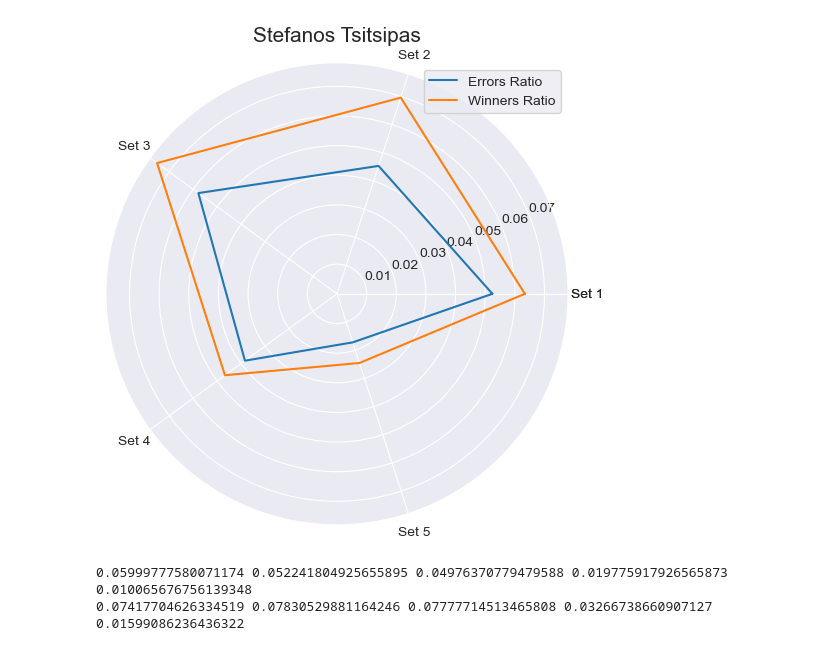
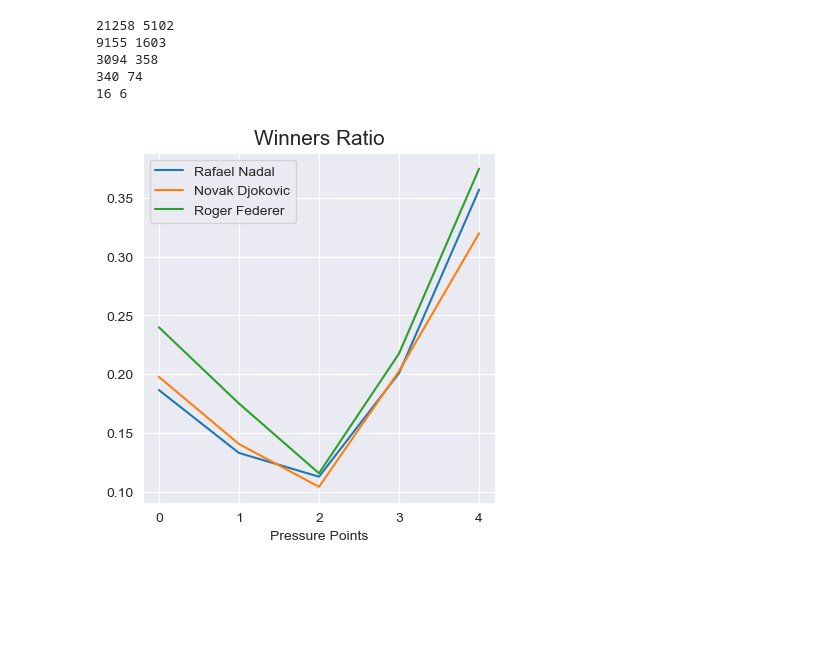
Before and after one commit to hoanganhminh01/CSE-481DS-Tennis-Analysis, a Jupyter notebook: src/playerstat.ipynb, the cells around one changed output. Cells and saved outputs as stored; diff of their text form; code cells hidden in the pictures; blank space fills up the shorter version.

Commit message:
more plots

```diff
--- a/src/playerstat.ipynb
+++ b/src/playerstat.ipynb
@@ -124,29 +268,43 @@ print(len(plot9), len(plot10))
+# %%
+more1 = points_new.loc[((points_new['P1Pressure'] == 0.0) & (points_new['player1_new'] == 'R Federer')) | ((points_new['P2Pressure'] == 0.0) & (points_new['player2_new'] == 'R Federer'))]
+more2 = points_new.loc[((points_new['P1Pressure'] == 0.0) & (points_new['P1Winner'] == 1.0) & (points_new['player1_new'] == 'R Federer')) | ((points_new['P2Pressure'] == 0.0) & (points_new['P2Winner'] == 1.0)  & (points_new['player2_new'] == 'R Federer'))]
+print(len(more1), len(more2))
+
+more3 = points_new.loc[((points_new['P1Pressure'] == 1.0) & (points_new['player1_new'] == 'R Federer')) | ((points_new['P2Pressure'] == 1.0) & (points_new['player2_new'] == 'R Federer'))]
+more4 = points_new.loc[((points_new['P1Pressure'] == 1.0) & (points_new['P1Winner'] == 1.0) & (points_new['player1_new'] == 'R Federer')) | ((points_new['P2Pressure'] == 1.0) & (points_new['P2Winner'] == 1.0)  & (points_new['player2_new'] == 'R Federer'))]
+print(len(more3), len(more4))
+
+more5 = points_new.loc[((points_new['P1Pressure'] == 2.0) & (points_new['player1_new'] == 'R Federer')) | ((points_new['P2Pressure'] == 2.0) & (points_new['player2_new'] == 'R Federer'))]
+more6 = points_new.loc[((points_new['P1Pressure'] == 2.0) & (points_new['P1Winner'] == 1.0) & (points_new['player1_new'] == 'R Federer')) | ((points_new['P2Pressure'] == 2.0) & (points_new['P2Winner'] == 1.0)  & (points_new['player2_new'] == 'R Federer'))]
+print(len(more5), len(more6))
+
+more7 = points_new.loc[((points_new['P1Pressure'] == 3.0) & (points_new['player1_new'] == 'R Federer')) | ((points_new['P2Pressure'] == 3.0) & (points_new['player2_new'] == 'R Federer'))]
+more8 = points_new.loc[((points_new['P1Pressure'] == 3.0) & (points_new['P1Winner'] == 1.0) & (points_new['player1_new'] == 'R Federer')) | ((points_new['P2Pressure'] == 3.0) & (points_new['P2Winner'] == 1.0)  & (points_new['player2_new'] == 'R Federer'))]
+print(len(more7), len(more8))
+
+more9 = points_new.loc[((points_new['P1Pressure'] == 4.0) & (points_new['player1_new'] == 'R Federer')) | ((points_new['P2Pressure'] == 4.0) & (points_new['player2_new'] == 'R Federer'))]
+more10 = points_new.loc[((points_new['P1Pressure'] == 4.0) & (points_new['P1Winner'] == 1.0) & (points_new['player1_new'] == 'R Federer')) | ((points_new['P2Pressure'] == 4.0) & (points_new['P2Winner'] == 1.0)  & (points_new['player2_new'] == 'R Federer'))]
+print(len(more9), len(more10))
+# %% [output]
+21258 5102
+9155 1603
+3094 358
+340 74
+16 6
 # %%
-categories = ['Set 1', 'Set 2', 'Set 3', 'Set 4', 'Set 5']
-categories = [*categories, categories[0]]
-
-restaurant_1 = [len(table2)/len(table1), len(table4)/len(table3), len(table6)/len(table5), len(table8)/len(table7), len(table10)/len(table9)]
-restaurant_2 = [len(plot2)/len(plot1), len(plot4)/len(plot3), len(plot6)/len(plot5), len(plot8)/len(plot7), len(plot10)/len(plot9)]
-restaurant_1 = [*restaurant_1, restaurant_1[0]]
-restaurant_2 = [*restaurant_2, restaurant_2[0]]
-
-label_loc = np.linspace(start=0, stop=2 * np.pi, num=len(restaurant_1))
-
-plt.figure(figsize=(6, 6))
-plt.subplot(polar=True)
-plt.plot(label_loc, restaurant_1, label='Errors Ratio')
-plt.plot(label_loc, restaurant_2, label='Winners Ratio')
-plt.title('Stefanos Tsitsipas', size=15)
-lines, labels = plt.thetagrids(np.degrees(label_loc), labels=categories)
+fig = plt.figure(figsize=(10, 10))
+ax = fig.add_subplot(2, 2, 2)
+plotstat_1 = [len(table2)/len(table1), len(table4)/len(table3), len(table6)/len(table5), len(table8)/len(table7), len(table10)/len(table9)]
+plotstat_2 = [len(plot2)/len(plot1), len(plot4)/len(plot3), len(plot6)/len(plot5), len(plot8)/len(plot7), len(plot10)/len(plot9)]
+plotstat_3 = [len(more2)/len(more1), len(more4)/len(more3), len(more6)/len(more5), len(more8)/len(more7), len(more10)/len(more9)]
+x = np.arange(0, 5, 1)
+plt.title('Winners Ratio', size=15)
+plt.xlabel("Pressure Points")
+ax.plot(x, plotstat_1, label='Rafael Nadal')
+ax.plot(x, plotstat_2, label='Novak Djokovic')
+ax.plot(x, plotstat_3, label='Roger Federer')
 plt.legend()
-plt.savefig("../plots/stat_tsitsipas.png")
+plt.savefig("../plots/winners_stat.png")
 plt.show()
 # %% [output]
-[figure, old version]
+[figure, new version]
-# %%
-print(len(table2)/len(table1), len(table4)/len(table3), len(table6)/len(table5), len(table8)/len(table7), len(table10)/len(table9))
-
-print(len(plot2)/len(plot1), len(plot4)/len(plot3), len(plot6)/len(plot5), len(plot8)/len(plot7), len(plot10)/len(plot9))
-# %% [output]
-0.05999777580071174 0.052241804925655895 0.04976370779479588 0.019775917926565873 0.010065676756139348
-0.07417704626334519 0.07830529881164246 0.07777714513465808 0.03266738660907127 0.01599086236436322
```
Also changed, not shown: parts of 13 cells of this notebook, 13 other files.
